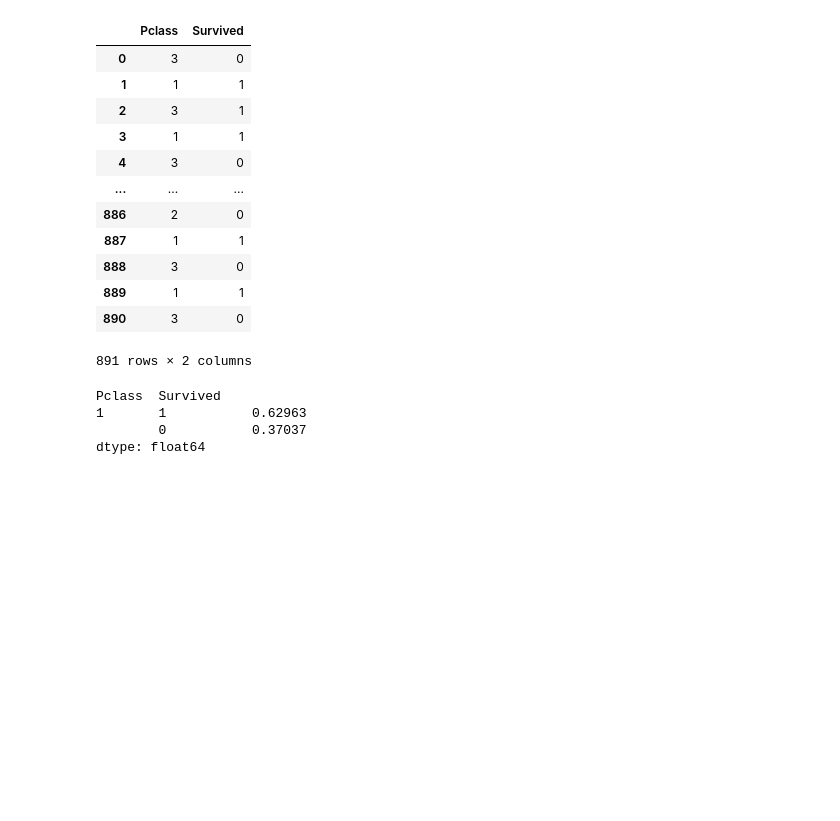
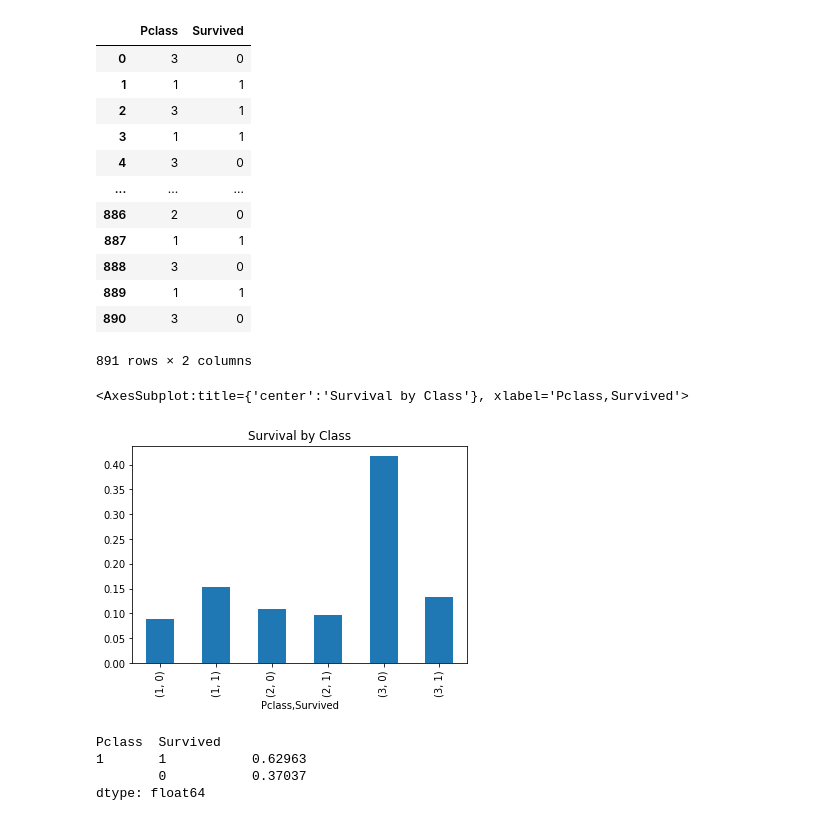
Before and after one commit to AmitSamra/Titanic, a Jupyter notebook: Titanic.ipynb, the cells around one changed output. Drawn from its saved outputs; the diff is of its cells as text; code cells hidden in the pictures; blank space fills up the shorter version.

```diff
--- a/Titanic.ipynb
+++ b/Titanic.ipynb
@@ -228,6 +228,11 @@ df_survived_class
 | 889 | 1 | 1 |
 | 890 | 3 | 0 |
 891 rows × 2 columns
+# %%
+df_survived_class.value_counts(normalize = True).sort_index().plot(kind = 'bar', title = 'Survival by Class')
+# %% [output]
+<AxesSubplot:title={'center':'Survival by Class'}, xlabel='Pclass,Survived'>
+[figure, added]
 # %%
 # 62% of passengers in first class survived
 df_survived_class[df_survived_class['Pclass'] == 1].value_counts(normalize = True)
```
Also changed, not shown: parts of 5 cells of this notebook.
